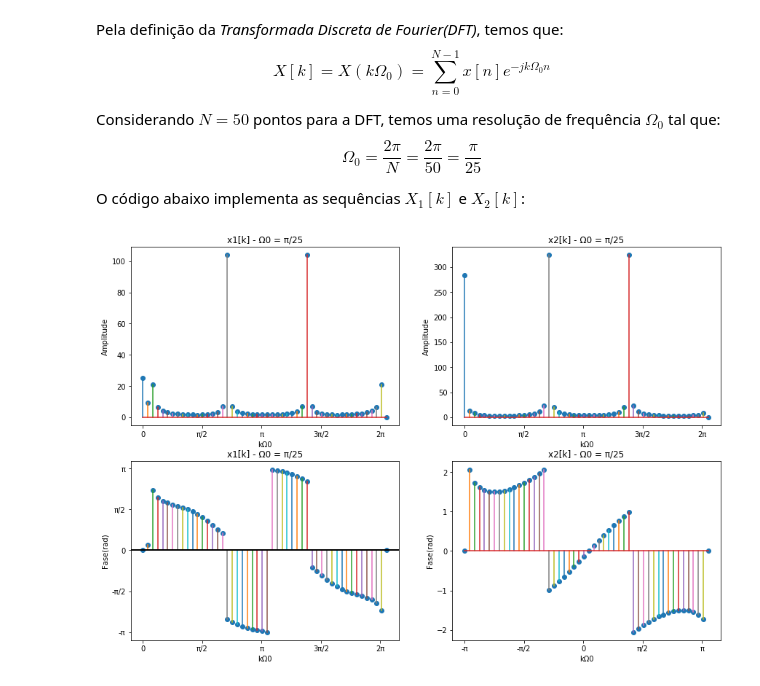
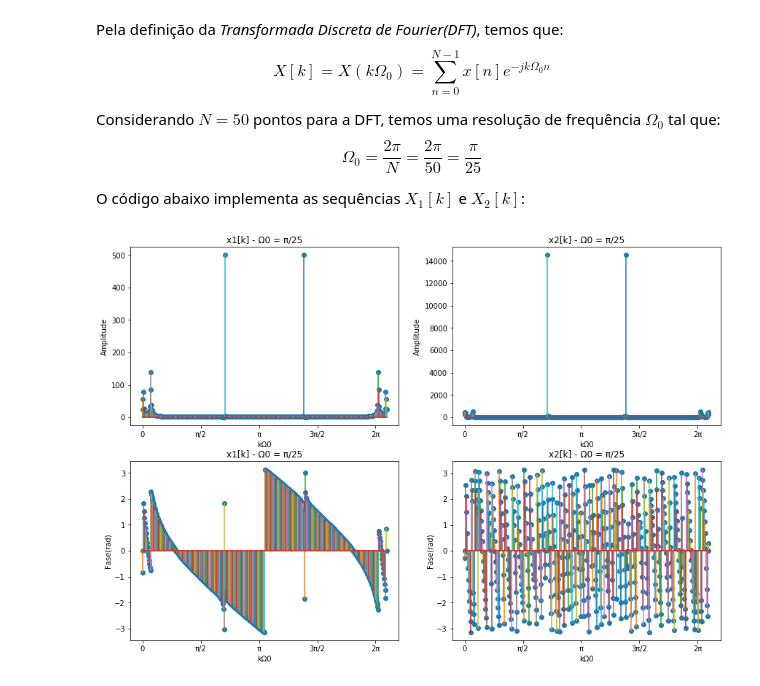
Before and after one commit to ecalasans/pds_-2, a Jupyter notebook: p2.ipynb, the cells around one changed output. Drawn from its saved outputs; the diff is of its cells as text; code cells hidden in the pictures.

```diff
--- a/p2.ipynb
+++ b/p2.ipynb
@@ -294,7 +294,7 @@ $$\Omega_{0} = \frac{2 \pi}{N} = \frac{2 \pi}{50} = \frac{\pi}{25}$$
 
 O código abaixo implementa as sequências $X_{1}[k]$ e $X_{2}[k]$:
 # %%
-def DFT(N=0, freqs=[]):
+def DFT(x_n, N=1):
     '''
     Função que calcula a DFT para uma determinada sequência
 
@@ -304,85 +304,66 @@ def DFT(N=0, freqs=[]):
     '''
 
     # Cálculo da definição da frequência(Omega0)
-    Omega0 = DOIS_PI / (N)
+    Omega0 = DOIS_PI / (N-1)
 
     # Inicializa x[k]
     x_k = np.zeros(N, dtype=np.complex_)
 
     # Cálculo de x[k]
-    '''for k in range(N):
+    for k in range(N):
         soma = 0
         for n in range(len(x_n)):
             expComplexa = np.exp(-1j * Omega0 * k * n)
             produto = x_n[n] * expComplexa
             soma = soma + produto
         x_k[k] = soma
-    '''
-
-    for k in range(N-1):
-        soma = 0
-        for f in freqs:
-            omega = DOIS_PI * f
-            valor = (1/2j)*(((1 - np.exp(1j * N * (omega - k*Omega0)))/(1 - np.exp(1j * (omega - k*Omega0))))-\
-                    ((1 - np.exp(-1j * N * (omega + k*Omega0)))/(1 - np.exp(-1j * (omega + k*Omega0)))))
-            soma = soma + valor
-
-        x_k[k] = soma
 
     return (x_k, Omega0)
 
-
 PI = 'π'
 
-# Frequências para análise
-frequencias = [freq1, freq2, freq3]
-
-#  Tamanho
-tam = len(x1_n)
+tam = 500
 
 # Cálculo de x1_[k] e x2_[k]
-x1_k = DFT(tam, frequencias)
-x2_k = DFT(tam, frequencias)
+x1_k = DFT(x_n=x1_n.ys, N=tam)
+x2_k = DFT(x_n=x2_n.ys, N=tam)
 
 # Gráficos de amplitude e fase
 # x1_k
 k = np.arange(len(x1_k[0]))
 
 kOmega0 = k * x1_k[1]
 
-labels_x = ('0'.format(PI), '{}/2'.format(PI), '{}'.format(PI),'3{}/2'.format(PI), '2{}'.format(PI))
-labels_y = ('-{}'.format(PI), '-{}/2'.format(PI), '0'.format(PI),'{}/2'.format(PI), '{}'.format(PI))
+labels_x = ('0', '{}/2'.format(PI), '{}'.format(PI),'3{}/2'.format(PI), '2{}'.format(PI))
 
 plt.subplot(2,2,1)
 plt.stem(kOmega0, np.abs(x1_k[0]), '-')
 plt.xticks(np.linspace(0,6,5), labels_x)
 plt.xlabel('kΩ0')
 plt.ylabel('Amplitude')
-plt.title('x1[k] - Ω0 = π/{}'.format(int(tam/2)))
+plt.title('x1[k] - Ω0 = π/{}'.format(tam/2))
 
 plt.subplot(2,2,2)
 plt.stem(kOmega0, np.abs(x2_k[0]), '-')
 plt.xticks(np.linspace(0,6,5), labels_x)
 plt.xlabel('kΩ0')
 plt.ylabel('Amplitude')
-plt.title('x2[k] - Ω0 = π/{}'.format(int(tam/2)))
+plt.title('x2[k] - Ω0 = π/{}'.format(tam/2))
 
 plt.subplot(2,2,3)
 plt.stem(kOmega0, np.angle(x1_k[0]), '-')
 plt.xticks(np.linspace(0,6,5), labels_x)
-plt.yticks(np.linspace(-np.pi, np.pi,5), labels_y)
-plt.axhline(color='k', linewidth=2)
 plt.xlabel('kΩ0')
 plt.ylabel('Fase(rad)')
-plt.title('x1[k] - Ω0 = π/{}'.format(int(tam/2)))
+plt.title('x1[k] - Ω0 = π/{}'.format(tam/2))
 
 plt.subplot(2,2,4)
 plt.stem(kOmega0, np.angle(x2_k[0]), '-')
-plt.xticks(np.linspace(0,6,5), labels_y)
+plt.xticks(np.linspace(0,6,5), labels_x)
 plt.xlabel('kΩ0')
 plt.ylabel('Fase(rad)')
-plt.title('x2[k] - Ω0 = π/{}'.format(int(tam/2)))
+plt.title('x2[k] - Ω0 = π/{}'.format(tam/2))
 plt.subplots_adjust(right=2, top=2, hspace=0.2)
 plt.show()
 # %% [output]
-[figure, old version]
+[figure, new version]
```
Also changed, not shown: 1 other file.
